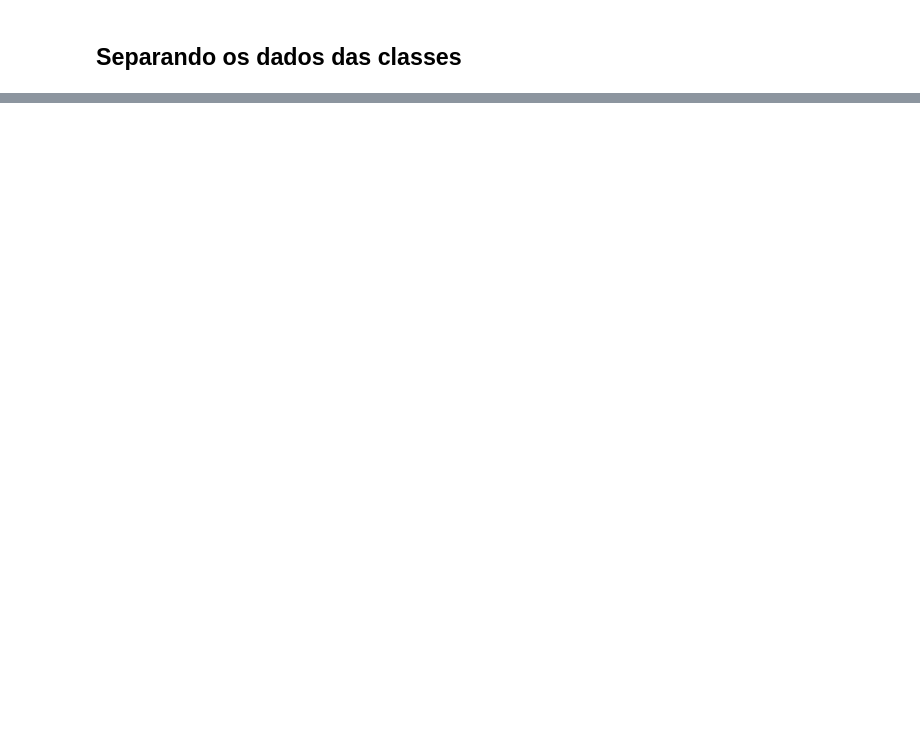
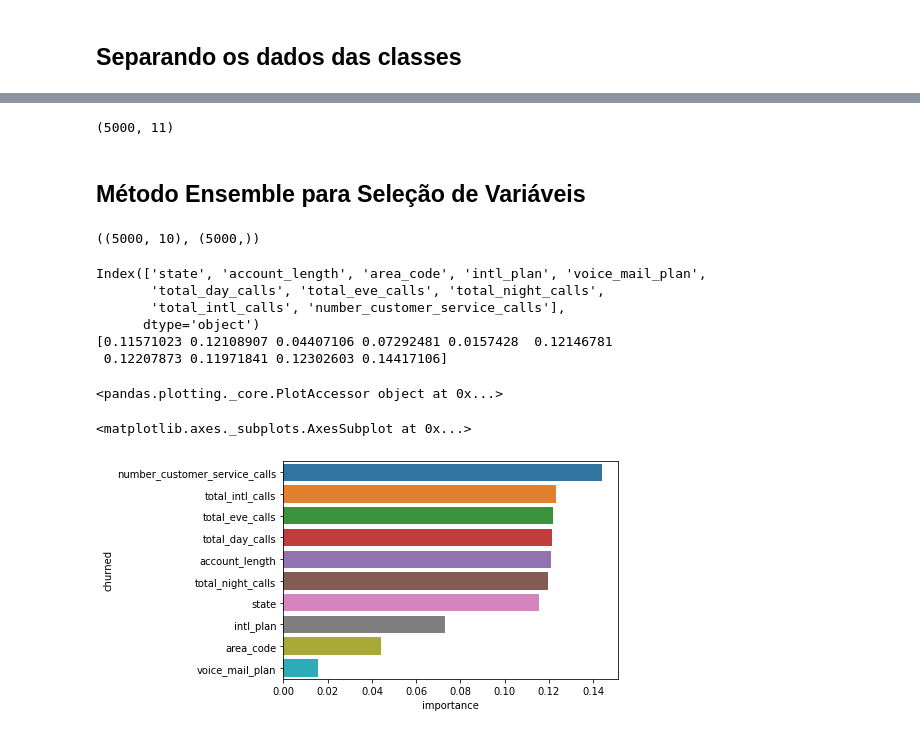
Before and after one commit to fabiolapugli/Churn_Prediction, a Jupyter notebook: ChurnPrediction_KNN_Fabiola.ipynb, the cells around one changed output, grey strips where cells are left out. Saved outputs shown, nothing was run; the diff lists cells and outputs as text; code cells hidden in the pictures; blank space fills up the shorter version.

```diff
--- a/ChurnPrediction_KNN_Fabiola.ipynb
+++ b/ChurnPrediction_KNN_Fabiola.ipynb
@@ -590,0 +147,42 @@ plt.show()
+# %%
+df.shape
+# %% [output]
+(5000, 11)
+# %% [markdown]
+## Método Ensemble para Seleção de Variáveis
+# %%
+previsores = df.drop(['churned'], axis = 1)
+target = df['churned']
+# %%
+previsores.shape, target.shape
+# %% [output]
+((5000, 10), (5000,))
+# %%
+from sklearn.ensemble import ExtraTreesClassifier
+
+modelo = ExtraTreesClassifier()
+modelo.fit(previsores, target)
+
+# Print dos Resultados
+print(df.columns[0:10])
+print(modelo.feature_importances_)
+# %% [output]
+Index(['state', 'account_length', 'area_code', 'intl_plan', 'voice_mail_plan',
+       'total_day_calls', 'total_eve_calls', 'total_night_calls',
+       'total_intl_calls', 'number_customer_service_calls'],
+      dtype='object')
+[0.11571023 0.12108907 0.04407106 0.07292481 0.0157428  0.12146781
+ 0.12207873 0.11971841 0.12302603 0.14417106]
+# %%
+df_fit = pd.DataFrame(df.columns[0:10].values, columns=['churned'])
+df_fit['importance'] = modelo.feature_importances_
+
+df_fit.sort_values('importance', ascending= False, inplace=True)
+df_fit.plot
+# %% [output]
+<pandas.plotting._core.PlotAccessor object at 0x...>
+# %%
+sns.barplot(x='importance', y='churned', data=df_fit)
+# %% [output]
+<matplotlib.axes._subplots.AxesSubplot at 0x...>
+[figure, added]
```
Also changed, not shown: parts of 98 cells of this notebook.
